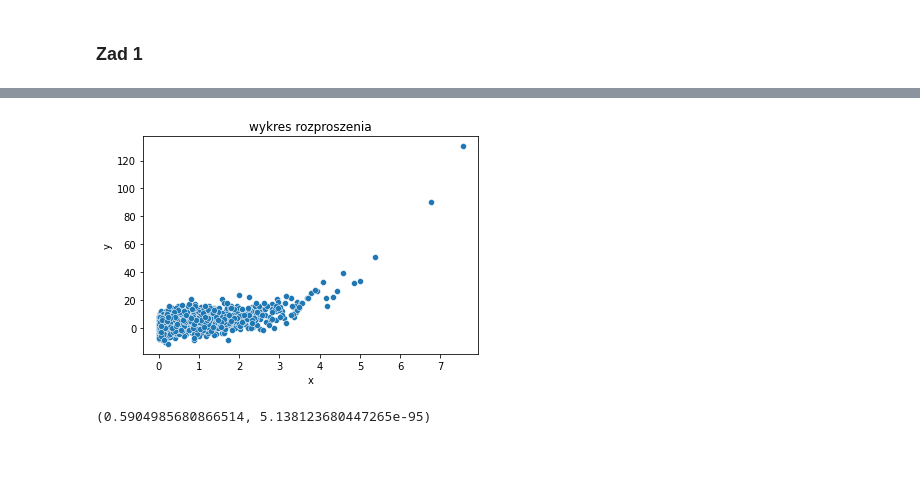
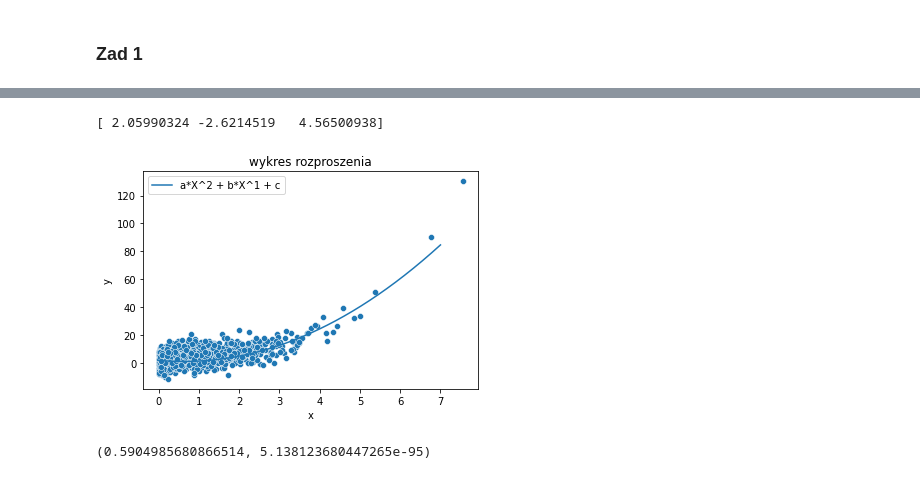
Before and after one commit to HalasTomasz/Kaszcz, a Jupyter notebook: Kaszcz - Hałas/Zajecia 2/Lista 1 + zad domowe.ipynb, the cells around one changed output, grey strips where cells are left out. Drawn from its saved outputs; the diff is of its cells as text; code cells hidden in the pictures.

```diff
--- a/Kaszcz - Hałas/Zajecia 2/Lista 1 + zad domowe.ipynb
+++ b/Kaszcz - Hałas/Zajecia 2/Lista 1 + zad domowe.ipynb
@@ -68,10 +61,21 @@ df = pd.DataFrame(data={'x': df_array_1, 'y': df_array_2})
 # %%
 import seaborn as sns
+import matplotlib.pyplot as plt
 sns.scatterplot(df['x'],df['y'])
+lin_range = np.linspace(0,7,(1000))
+rate = np.polyfit(df['x'],df['y'],2)
+y_curve = []
+print(rate)
+for x in lin_range:
+    y_curve.append(pow(x,2)*rate[0] + pow(x,1)*rate[1]+rate[0])
+
+sns.lineplot(lin_range,y_curve, label='a*X^2 + b*X^1 + c')
 plt.title("wykres rozproszenia")
+plt.legend()
 plt.savefig('tmp.png')
 # %% [output]
+[ 2.05990324 -2.6214519   4.56500938]
-[figure, old version]
+[figure, new version]
 # %%
 ## pearsonr
 from scipy.stats import pearsonr
```
Also changed, not shown: parts of 6 cells of this notebook, 7 other files.
